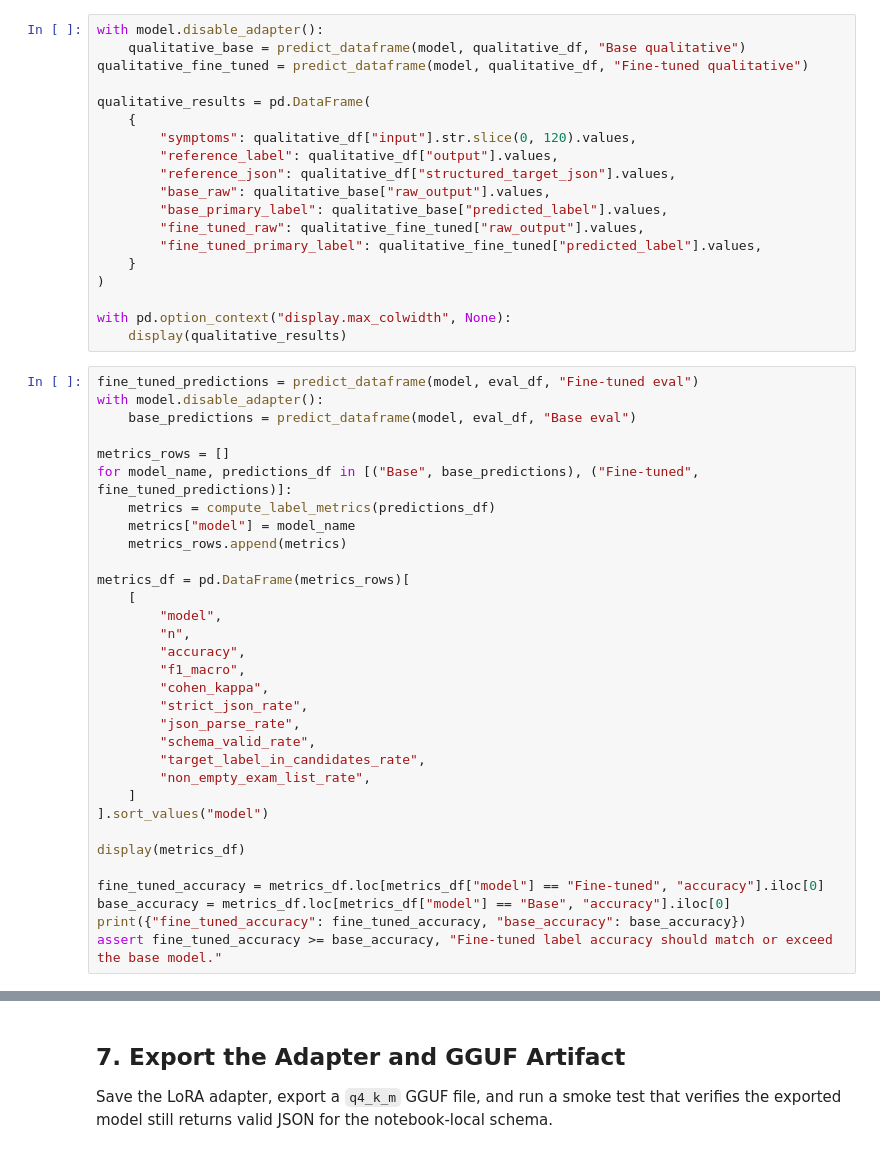
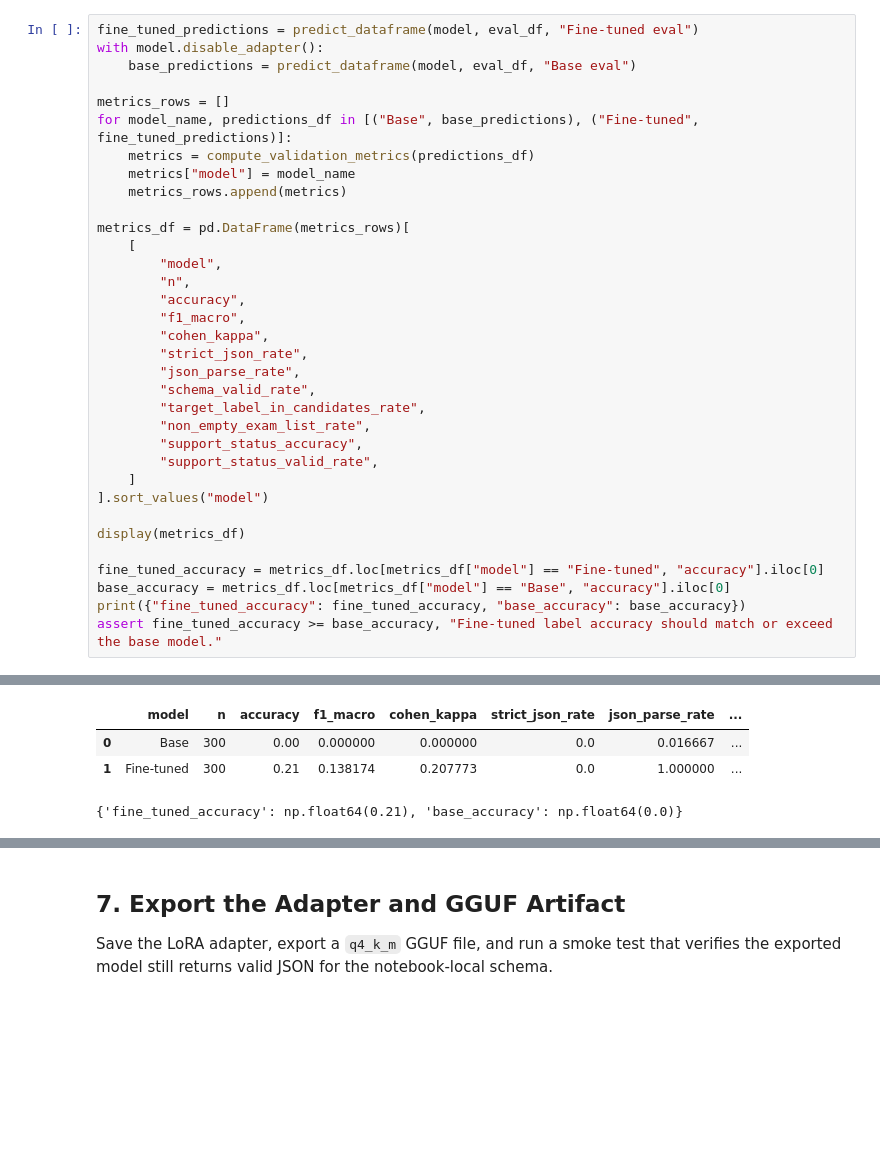
Before and after one commit to luizaaca/screening_robot, a Jupyter notebook: screening_robot_qwen3_1_7b_json.ipynb, the cells around one changed output, grey strips where cells are left out. Drawn from its saved outputs; the diff is of its cells as text; blank space fills up the shorter version.

```diff
--- a/screening_robot_qwen3_1_7b_json.ipynb
+++ b/screening_robot_qwen3_1_7b_json.ipynb
@@ -989,22 +1178,3 @@ print("Inference helpers ready.")
-# %%
-with model.disable_adapter():
-    qualitative_base = predict_dataframe(model, qualitative_df, "Base qualitative")
-qualitative_fine_tuned = predict_dataframe(model, qualitative_df, "Fine-tuned qualitative")
-
-qualitative_results = pd.DataFrame(
-    {
-        "symptoms": qualitative_df["input"].str.slice(0, 120).values,
-        "reference_label": qualitative_df["output"].values,
-        "reference_json": qualitative_df["structured_target_json"].values,
-        "base_raw": qualitative_base["raw_output"].values,
-        "base_primary_label": qualitative_base["predicted_label"].values,
-        "fine_tuned_raw": qualitative_fine_tuned["raw_output"].values,
-        "fine_tuned_primary_label": qualitative_fine_tuned["predicted_label"].values,
-    }
-)
-
-with pd.option_context("display.max_colwidth", None):
-    display(qualitative_results)
 # %%
 fine_tuned_predictions = predict_dataframe(model, eval_df, "Fine-tuned eval")
 with model.disable_adapter():
@@ -1012,7 +1182,7 @@ with model.disable_adapter():
 
 metrics_rows = []
 for model_name, predictions_df in [("Base", base_predictions), ("Fine-tuned", fine_tuned_predictions)]:
-    metrics = compute_label_metrics(predictions_df)
+    metrics = compute_validation_metrics(predictions_df)
     metrics["model"] = model_name
     metrics_rows.append(metrics)
 
@@ -1028,6 +1198,8 @@ metrics_df = pd.DataFrame(metrics_rows)[
         "schema_valid_rate",
         "target_label_in_candidates_rate",
         "non_empty_exam_list_rate",
+        "support_status_accuracy",
+        "support_status_valid_rate",
     ]
 ].sort_values("model")
 
@@ -1037,3 +1209,4 @@ fine_tuned_accuracy = metrics_df.loc[metrics_df["model"] == "Fine-tuned", "accur
 base_accuracy = metrics_df.loc[metrics_df["model"] == "Base", "accuracy"].iloc[0]
 print({"fine_tuned_accuracy": fine_tuned_accuracy, "base_accuracy": base_accuracy})
 assert fine_tuned_accuracy >= base_accuracy, "Fine-tuned label accuracy should match or exceed the base model."
+# %% [output]
@@ -1039,0 +1247,4 @@ assert fine_tuned_accuracy >= base_accuracy, "Fine-tuned label accuracy should m
+|  | model | n | accuracy | f1_macro | cohen_kappa | strict_json_rate | json_parse_rate | ... |
+| 0 | Base | 300 | 0.00 | 0.000000 | 0.000000 | 0.0 | 0.016667 | ... |
+| 1 | Fine-tuned | 300 | 0.21 | 0.138174 | 0.207773 | 0.0 | 1.000000 | ... |
+{'fine_tuned_accuracy': np.float64(0.21), 'base_accuracy': np.float64(0.0)}
```
Also changed, not shown: parts of 25 cells of this notebook.
